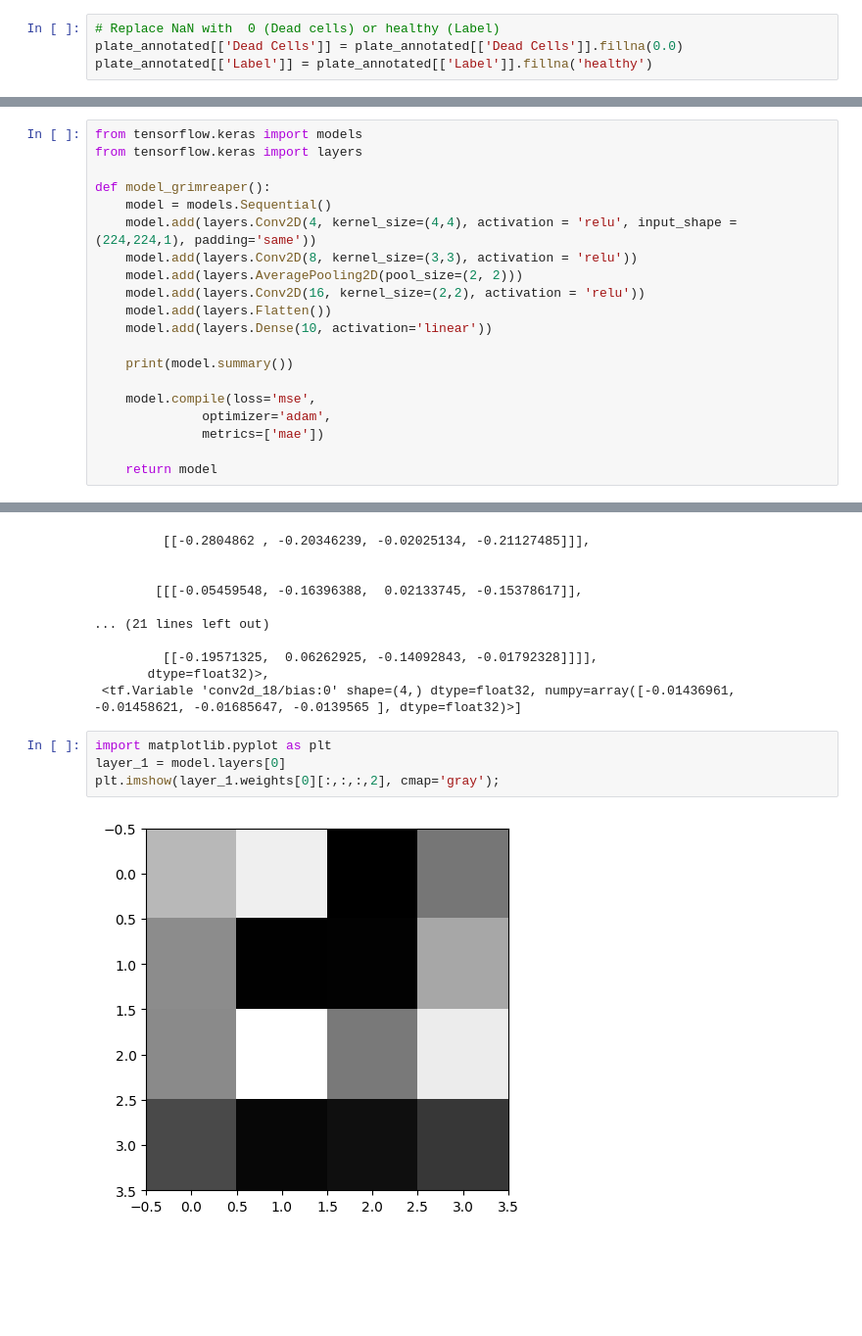
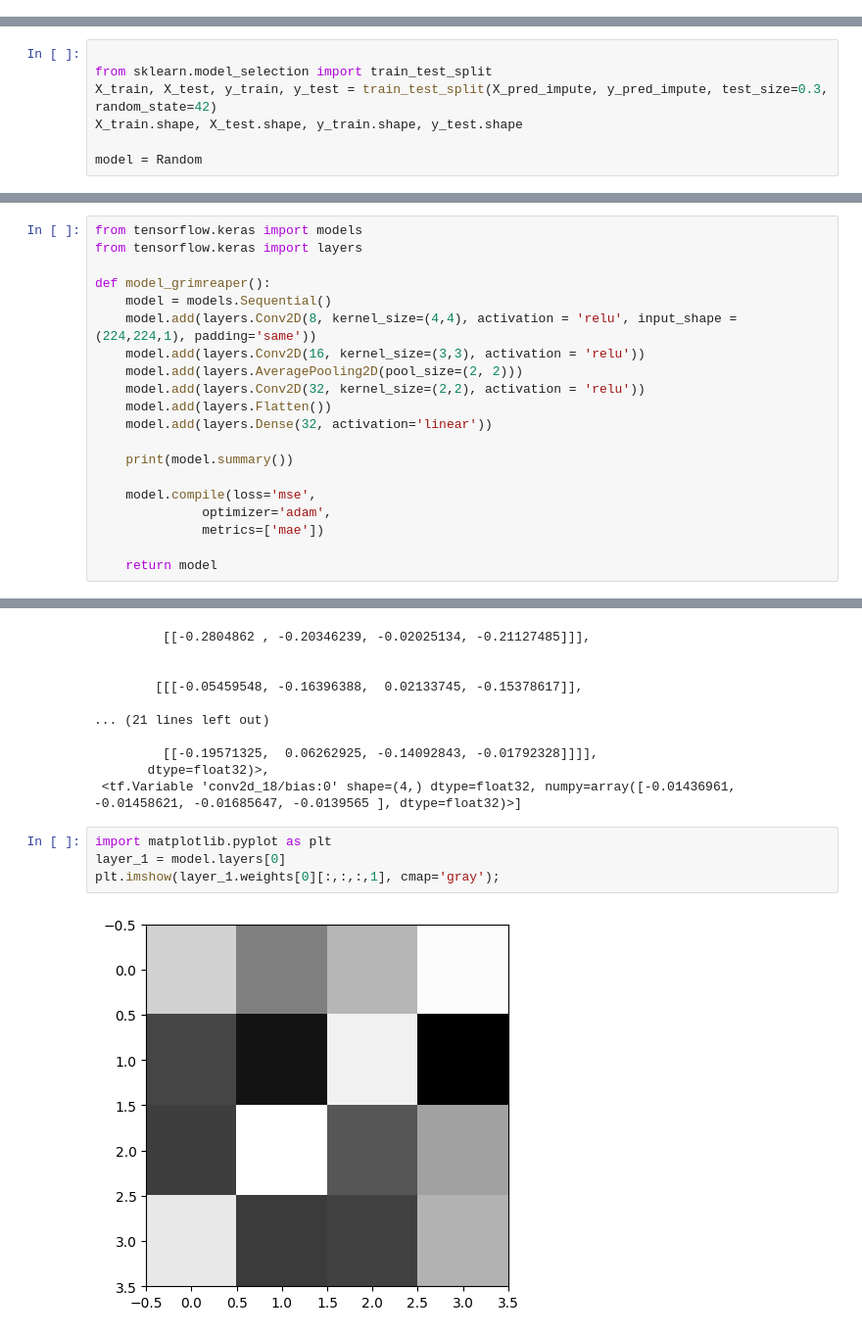
Before and after one commit to ThorstenCodes/MorphoMind, a Jupyter notebook: Notebooks/Model_3_TK.ipynb, the cells around one changed output, grey strips where cells are left out. Shown at 98% size. Saved outputs shown, nothing was run; the diff lists cells and outputs as text; blank space fills up the shorter version.

Commit message:
extend model 3

```diff
--- a/Notebooks/Model_3_TK.ipynb
+++ b/Notebooks/Model_3_TK.ipynb
@@ -55,10 +55,6 @@ plate_annotated
 | 2295 | https://storage.cloud.google.com/... | https://storage.cloud.google.com/... | https://storage.cloud.google.com/... | https://storage.cloud.google.com/... | https://storage.cloud.google.com/... | 68 | p24 | 5 | treated | 5.000000 | ... |
 | 2296 | https://storage.cloud.google.com/... | https://storage.cloud.google.com/... | https://storage.cloud.google.com/... | https://storage.cloud.google.com/... | https://storage.cloud.google.com/... | 135 | p24 | 6 | treated | 5.000000 | ... |
 2297 rows × 15 columns
-# %%
-# Replace NaN with  0 (Dead cells) or healthy (Label)
-plate_annotated[['Dead Cells']] = plate_annotated[['Dead Cells']].fillna(0.0)
-plate_annotated[['Label']] = plate_annotated[['Label']].fillna('healthy')
 # %%
 from data_handling.params import LOCAL_DATA_PATH
 filename = os.path.join(LOCAL_DATA_PATH, f"{platenr}/raw/pictures/{platenr}_annotated.csv")
@@ -120,0 +202,7 @@ paths
+# %%
+
+from sklearn.model_selection import train_test_split
+X_train, X_test, y_train, y_test = train_test_split(X_pred_impute, y_pred_impute, test_size=0.3, random_state=42)
+X_train.shape, X_test.shape, y_train.shape, y_test.shape
+
+model = Random
@@ -204,12 +277,12 @@ from tensorflow.keras import layers
 
 def model_grimreaper():
     model = models.Sequential()
-    model.add(layers.Conv2D(4, kernel_size=(4,4), activation = 'relu', input_shape = (224,224,1), padding='same'))
-    model.add(layers.Conv2D(8, kernel_size=(3,3), activation = 'relu'))
+    model.add(layers.Conv2D(8, kernel_size=(4,4), activation = 'relu', input_shape = (224,224,1), padding='same'))
+    model.add(layers.Conv2D(16, kernel_size=(3,3), activation = 'relu'))
     model.add(layers.AveragePooling2D(pool_size=(2, 2)))
-    model.add(layers.Conv2D(16, kernel_size=(2,2), activation = 'relu'))
+    model.add(layers.Conv2D(32, kernel_size=(2,2), activation = 'relu'))
     model.add(layers.Flatten())
-    model.add(layers.Dense(10, activation='linear'))
+    model.add(layers.Dense(32, activation='linear'))
 
     print(model.summary())
 
@@ -280,7 +353,7 @@ layer_1.weights
 # %%
 import matplotlib.pyplot as plt
 layer_1 = model.layers[0]
-plt.imshow(layer_1.weights[0][:,:,:,2], cmap='gray');
+plt.imshow(layer_1.weights[0][:,:,:,1], cmap='gray');
 # %% [output]
-[figure, old version]
+[figure, new version]
 # %%
```
Also changed, not shown: parts of 12 cells of this notebook, 1 other file.
